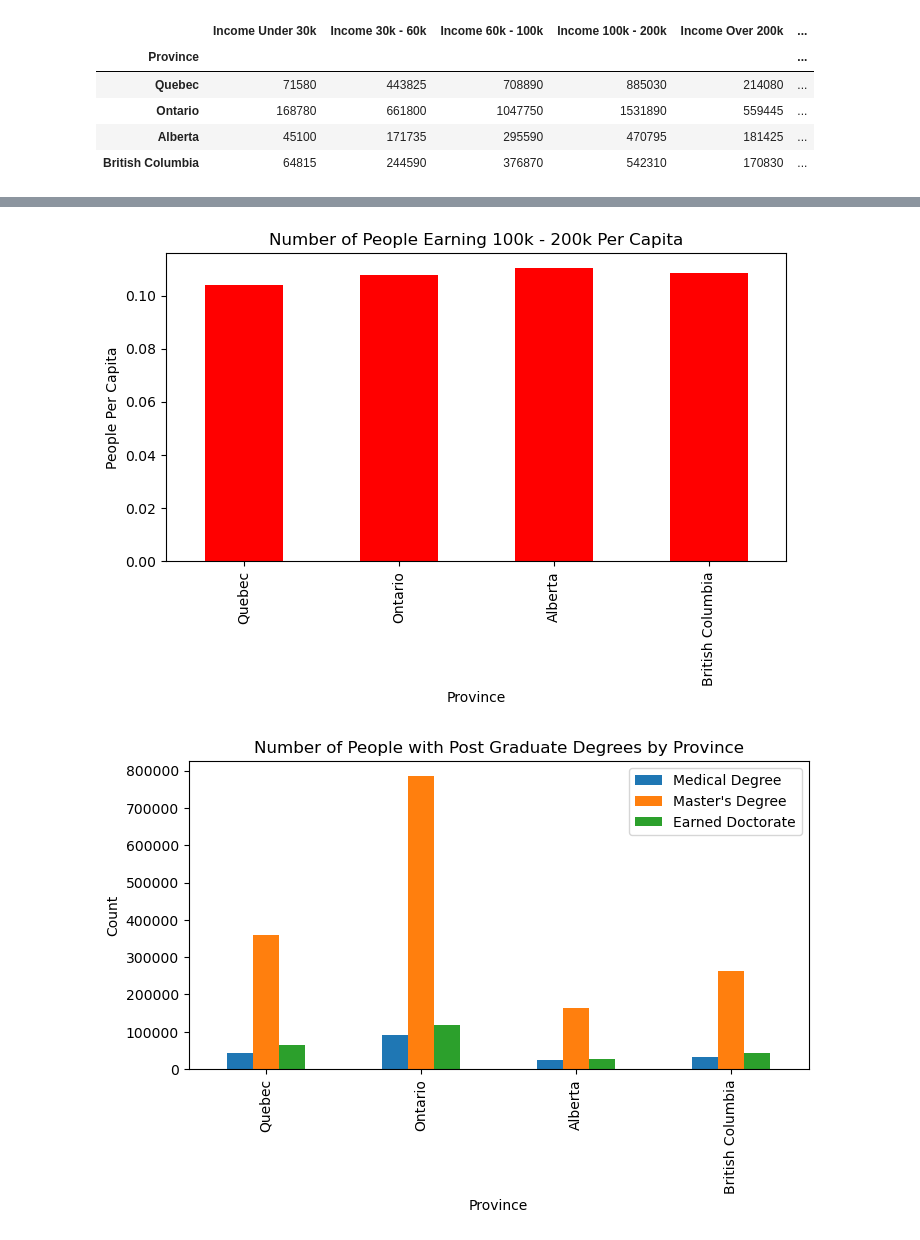
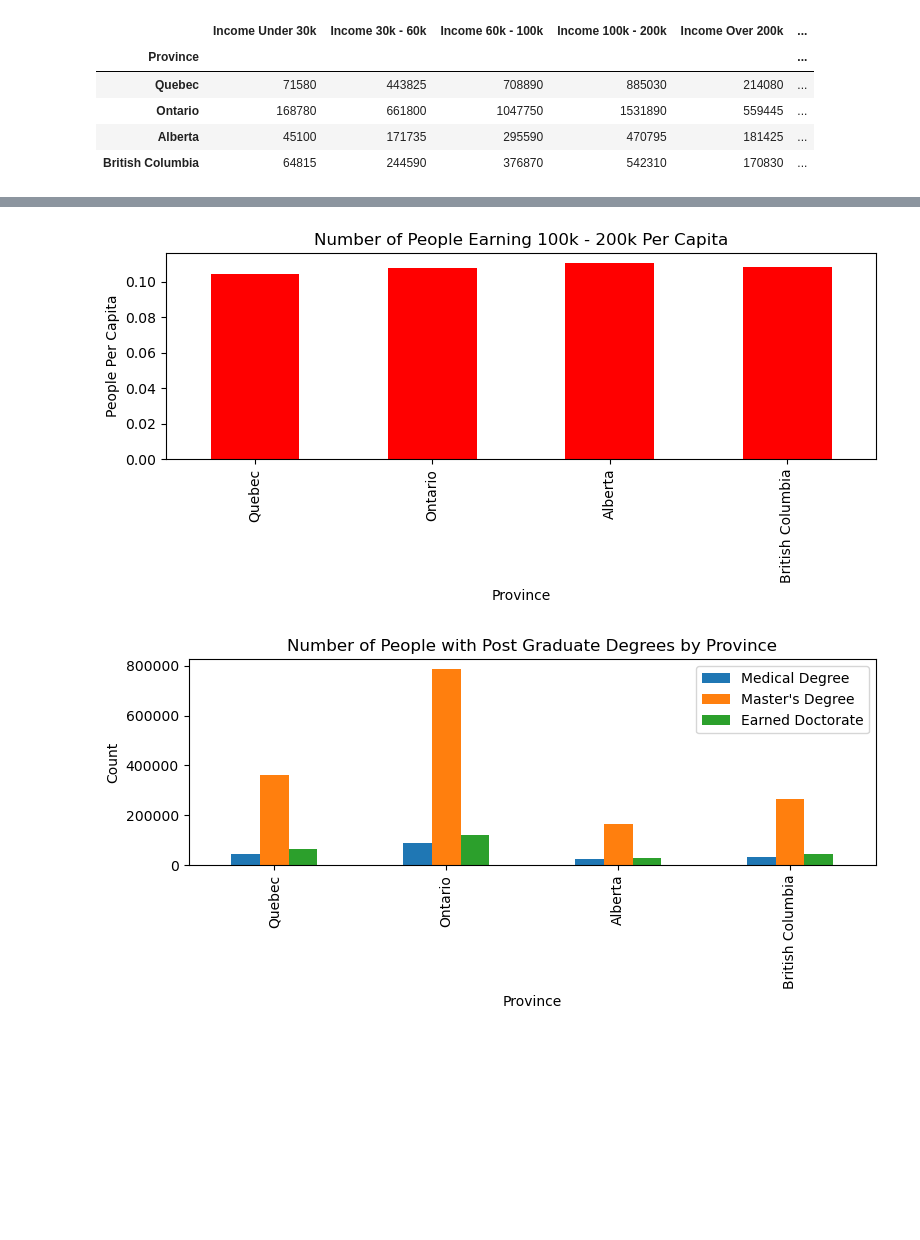
Before and after one commit to BehnooshNasri/project_one, a Jupyter notebook: Esi_Income_Analysis.ipynb, the cells around one changed output, grey strips where cells are left out. Cells and saved outputs as stored; diff of their text form; code cells hidden in the pictures; blank space fills up the shorter version.

```diff
--- a/Esi_Income_Analysis.ipynb
+++ b/Esi_Income_Analysis.ipynb
@@ -158,18 +159,18 @@ plt.show()
 # %%
 # From the graph, select the mode income group for each province and find the ratio to total population
 # Plot a graph to show the disparity/difference across provinces for that income group
 income_percapita_graph = combined_df['100k - 200k Per Capita']
 income_percapita_graph.plot(kind='bar', color='r', figsize= (8, 4),
                  title = 'Number of People Earning 100k - 200k Per Capita',
                  xlabel = 'Province',
                  ylabel = 'People Per Capita')
-
+plt.tight_layout()
 # Save as image
 plt.savefig('Outputs/Income_Percapita.png')
 
 plt.show()
 # %% [output]
-[figure, old version]
+[figure, new version]
 # %%
 # Question 2: How are post graduate degree holders distributed across the 4 Provinces? Plot a graph to show this.
 grad_graph = combined_df[['Medical Degree', "Master's Degree", 'Earned Doctorate']]
@@ -177,12 +178,13 @@ grad_graph.plot(kind='bar',figsize= (8, 4),
                  title = 'Number of People with Post Graduate Degrees by Province',
                  xlabel = 'Province',
                  ylabel = 'Count')
+plt.tight_layout()
 # Save as image
 plt.savefig('Outputs/PostGrad_Distribution.png')
 
 plt.show()
 # %% [output]
-[figure, old version]
+[figure, new version]
 # %%
 # How does this distribution reflect compared to total population of each province?
 grad_percapita_graph = combined_df['Post Grad Per Capita']
```
Also changed, not shown: parts of 2 cells of this notebook, 4 other files.
